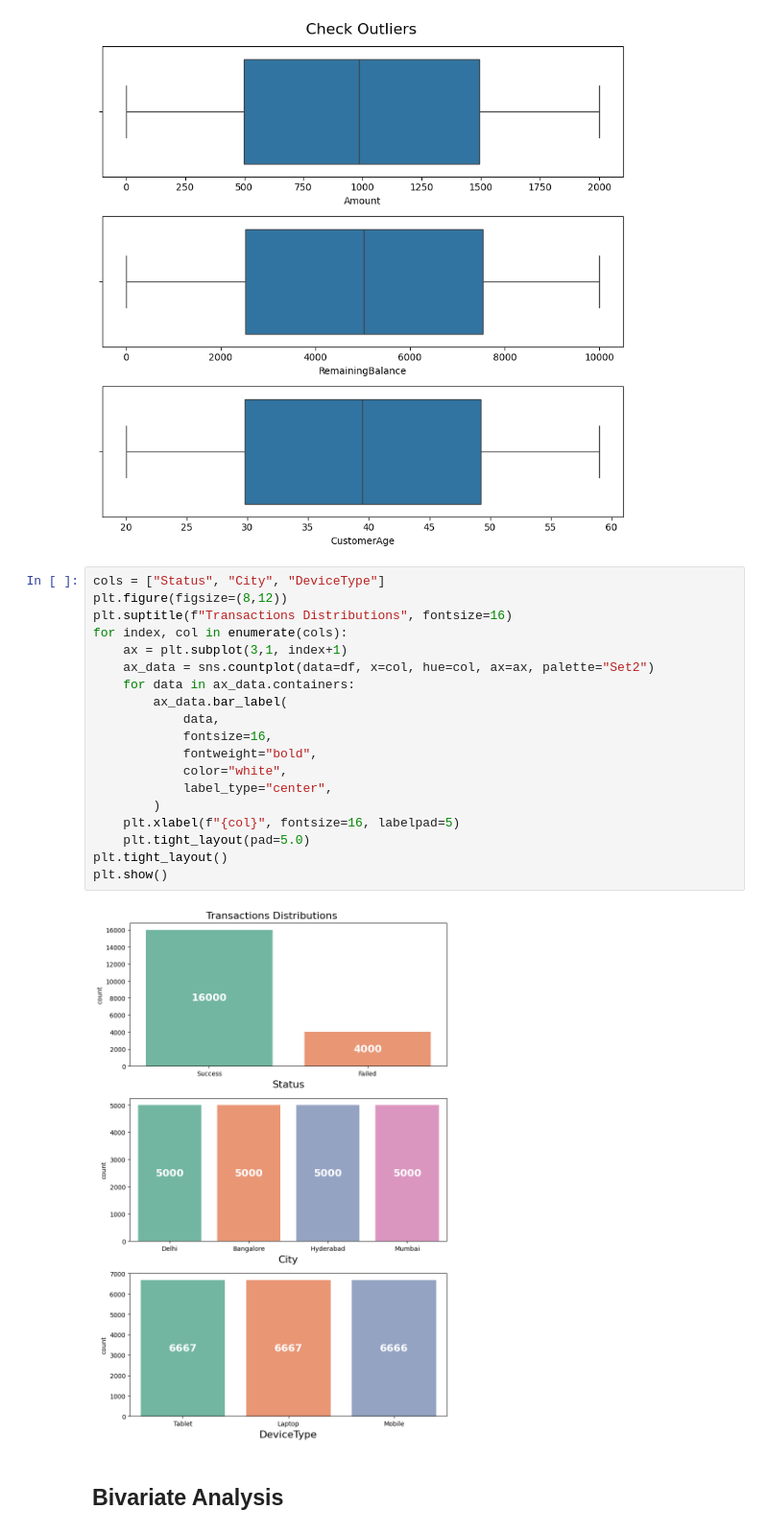
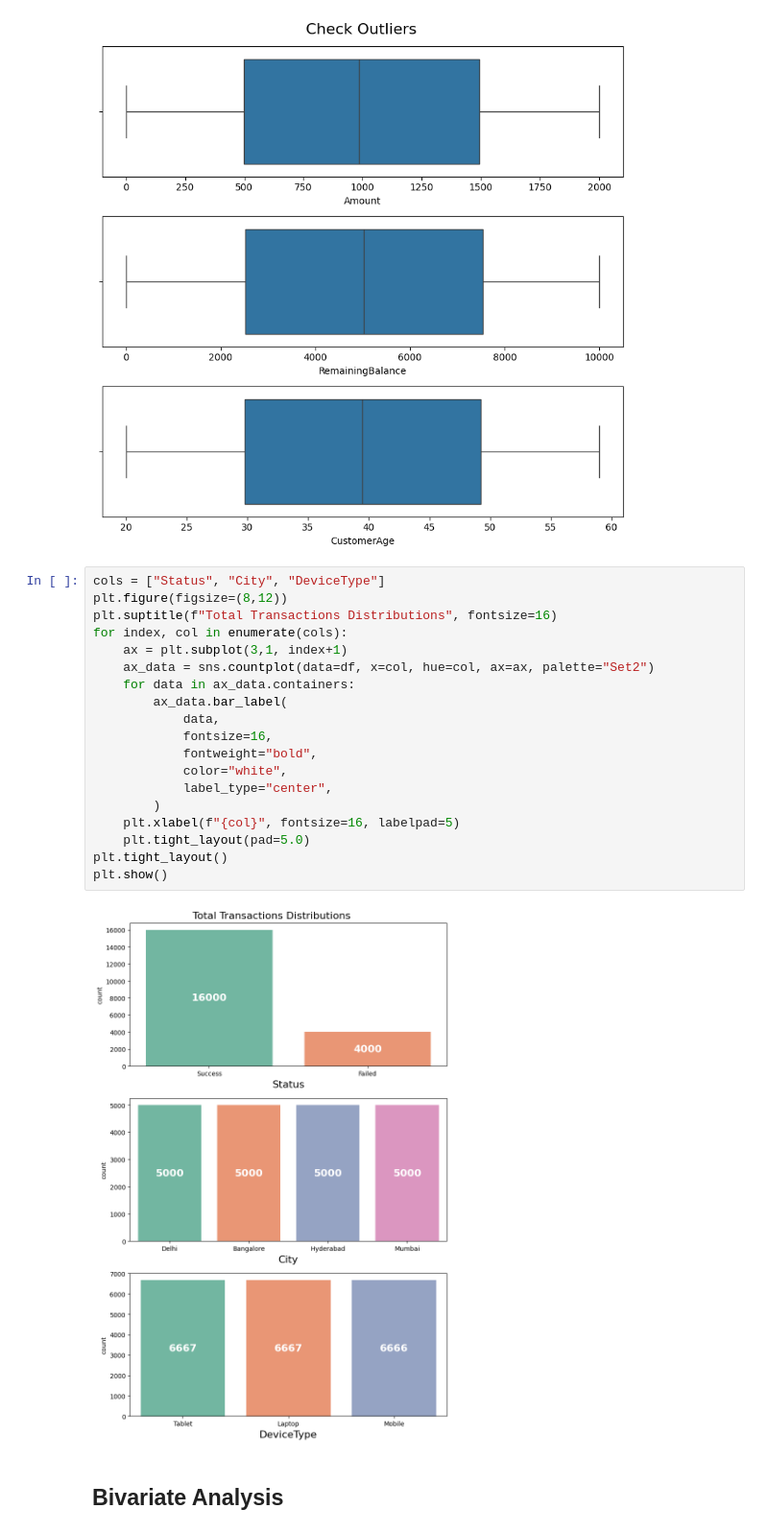
Before and after one commit to farzah14/UPI_Transactions, a Jupyter notebook: upi_transactions_analyst.ipynb, the cells around one changed output. Shown at 96% size. Drawn from its saved outputs; the diff is of its cells as text.

```diff
--- a/upi_transactions_analyst.ipynb
+++ b/upi_transactions_analyst.ipynb
@@ -114,24 +114,24 @@ plt.show()
 # %%
 cols = ["Status", "City", "DeviceType"]
 plt.figure(figsize=(8,12))
-plt.suptitle(f"Transactions Distributions", fontsize=16)
+plt.suptitle(f"Total Transactions Distributions", fontsize=16)
 for index, col in enumerate(cols):
     ax = plt.subplot(3,1, index+1)
     ax_data = sns.countplot(data=df, x=col, hue=col, ax=ax, palette="Set2")
     for data in ax_data.containers:
         ax_data.bar_label(
             data,
             fontsize=16,
             fontweight="bold",
             color="white",
             label_type="center",
         )
     plt.xlabel(f"{col}", fontsize=16, labelpad=5)
     plt.tight_layout(pad=5.0)
 plt.tight_layout()
 plt.show()
 # %% [output]
-[figure, old version]
+[figure, new version]
 # %% [markdown]
 ## Bivariate Analysis
 # %%
```
Also changed, not shown: parts of 6 cells of this notebook, 3 other files.
